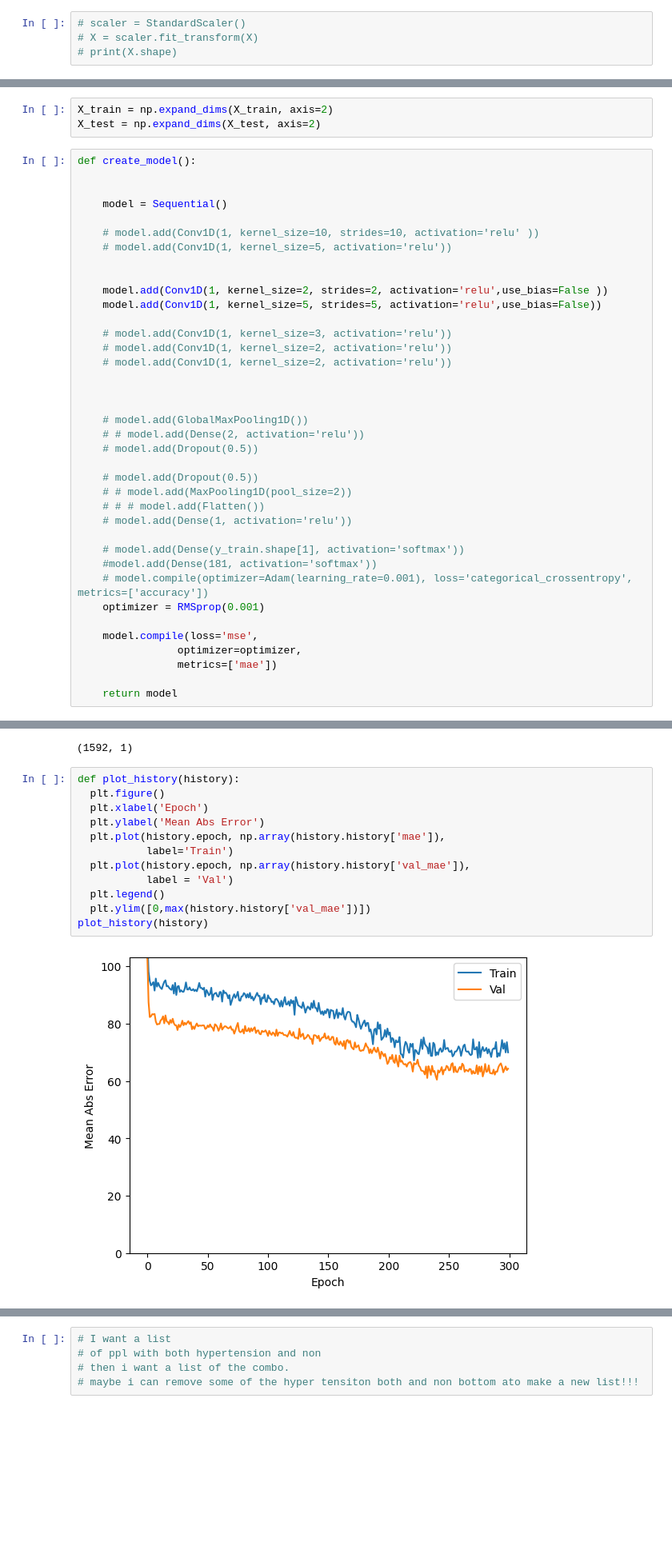
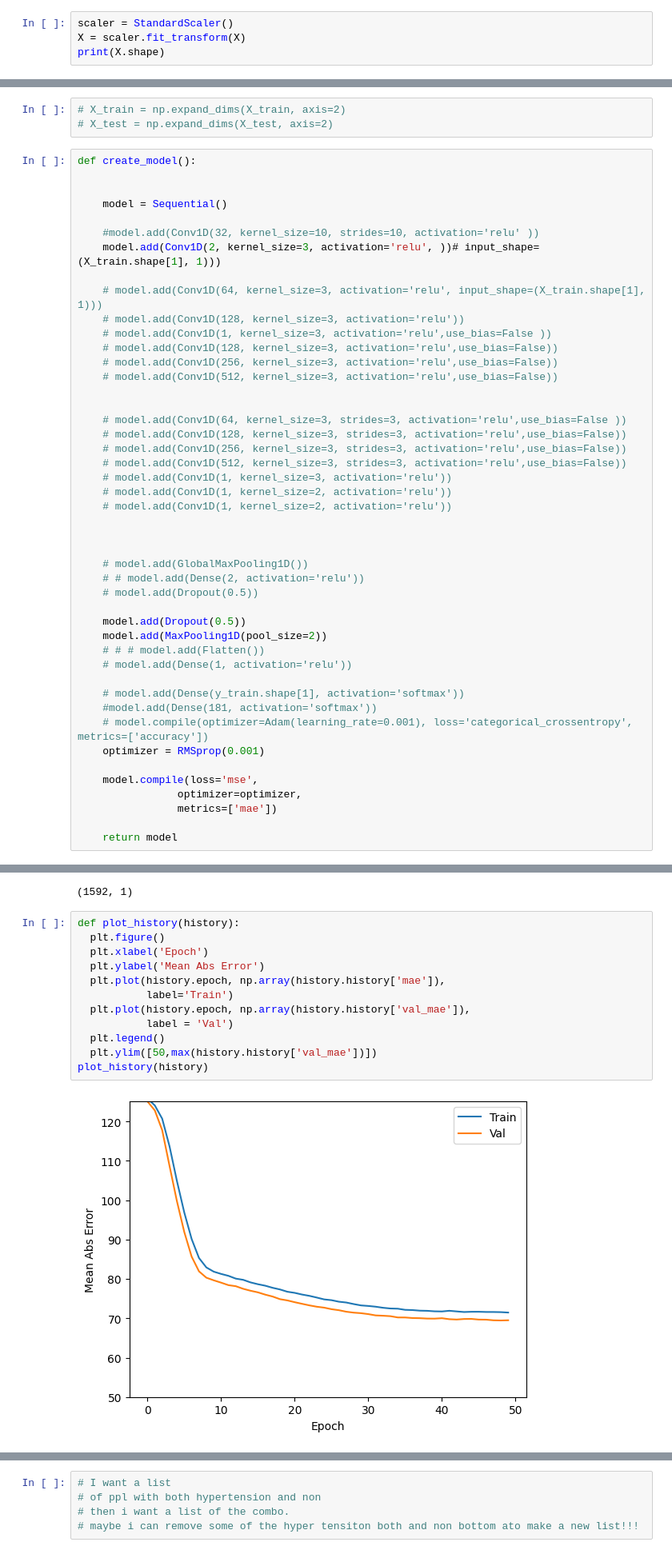
Before and after one commit to danielle34/summer24-lab, a Jupyter notebook: tensorflow_cnn.ipynb, the cells around one changed output, grey strips where cells are left out. Shown: that part at 80% size. Saved outputs shown, nothing was run; the diff lists cells and outputs as text; blank space fills up the shorter version.

```diff
--- a/tensorflow_cnn.ipynb
+++ b/tensorflow_cnn.ipynb
@@ -105,6 +105,6 @@ y = np.array(get_person_split_data(all_people_data)[1])
 X1 = get_person_split_data(people_with_out_hypertenstion)[0]
 y1 = np.array(get_person_split_data(people_with_out_hypertenstion)[1])
 # %%
-# scaler = StandardScaler()
-# X = scaler.fit_transform(X)
-# print(X.shape)
+scaler = StandardScaler()
+X = scaler.fit_transform(X)
+print(X.shape)
@@ -118,21 +120,29 @@ print(y_train.shape)
 # %% [output]
 (1592, 1)
 # %%
-X_train = np.expand_dims(X_train, axis=2)
-X_test = np.expand_dims(X_test, axis=2)
+# X_train = np.expand_dims(X_train, axis=2)
+# X_test = np.expand_dims(X_test, axis=2)
 # %%
 def create_model():
 
 
     model = Sequential()
 
-    # model.add(Conv1D(1, kernel_size=10, strides=10, activation='relu' ))
-    # model.add(Conv1D(1, kernel_size=5, activation='relu'))
+    #model.add(Conv1D(32, kernel_size=10, strides=10, activation='relu' ))
+    model.add(Conv1D(2, kernel_size=3, activation='relu', ))# input_shape=(X_train.shape[1], 1)))
+
+    # model.add(Conv1D(64, kernel_size=3, activation='relu', input_shape=(X_train.shape[1], 1)))
+    # model.add(Conv1D(128, kernel_size=3, activation='relu'))
+    # model.add(Conv1D(1, kernel_size=3, activation='relu',use_bias=False ))
+    # model.add(Conv1D(128, kernel_size=3, activation='relu',use_bias=False))
+    # model.add(Conv1D(256, kernel_size=3, activation='relu',use_bias=False))
+    # model.add(Conv1D(512, kernel_size=3, activation='relu',use_bias=False))
 
 
-    model.add(Conv1D(1, kernel_size=2, strides=2, activation='relu',use_bias=False ))
-    model.add(Conv1D(1, kernel_size=5, strides=5, activation='relu',use_bias=False))
-
+    # model.add(Conv1D(64, kernel_size=3, strides=3, activation='relu',use_bias=False ))
+    # model.add(Conv1D(128, kernel_size=3, strides=3, activation='relu',use_bias=False))
+    # model.add(Conv1D(256, kernel_size=3, strides=3, activation='relu',use_bias=False))
+    # model.add(Conv1D(512, kernel_size=3, strides=3, activation='relu',use_bias=False))
     # model.add(Conv1D(1, kernel_size=3, activation='relu'))
     # model.add(Conv1D(1, kernel_size=2, activation='relu'))
     # model.add(Conv1D(1, kernel_size=2, activation='relu'))
@@ -143,8 +153,8 @@ def create_model():
     # # model.add(Dense(2, activation='relu'))
     # model.add(Dropout(0.5))
 
-    # model.add(Dropout(0.5))
-    # # model.add(MaxPooling1D(pool_size=2))
+    model.add(Dropout(0.5))
+    model.add(MaxPooling1D(pool_size=2))
     # # # model.add(Flatten())
     # model.add(Dense(1, activation='relu'))
 
@@ -203,17 +184,17 @@ print(y_train.shape)
 # %%
 def plot_history(history):
   plt.figure()
   plt.xlabel('Epoch')
   plt.ylabel('Mean Abs Error')
   plt.plot(history.epoch, np.array(history.history['mae']),
            label='Train')
   plt.plot(history.epoch, np.array(history.history['val_mae']),
            label = 'Val')
   plt.legend()
-  plt.ylim([0,max(history.history['val_mae'])])
+  plt.ylim([50,max(history.history['val_mae'])])
 plot_history(history)
 # %% [output]
-[figure, old version]
+[figure, new version]
 # %%
 model.summary()
 # %% [output]
```
Also changed, not shown: parts of 3 cells of this notebook, 3 other files.
